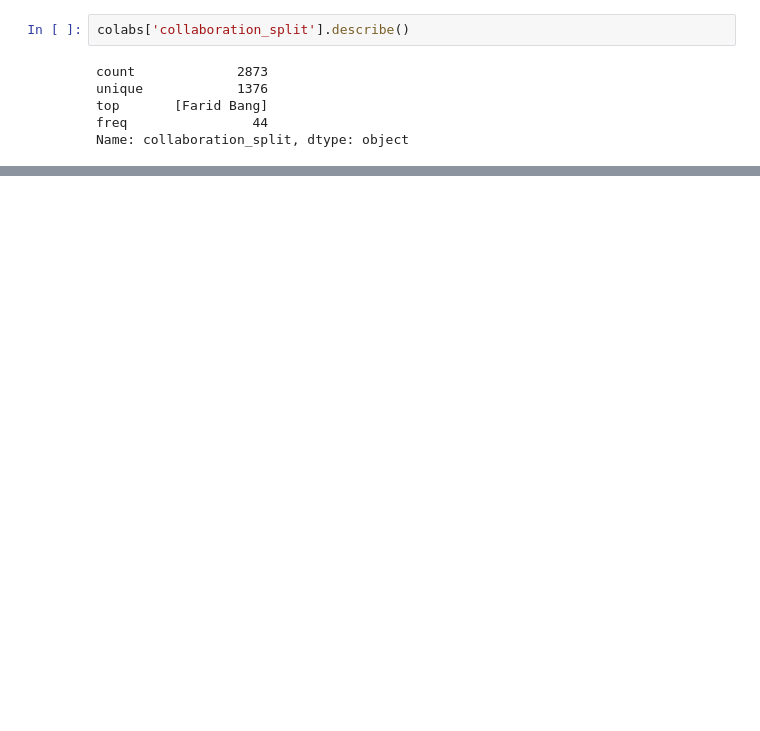
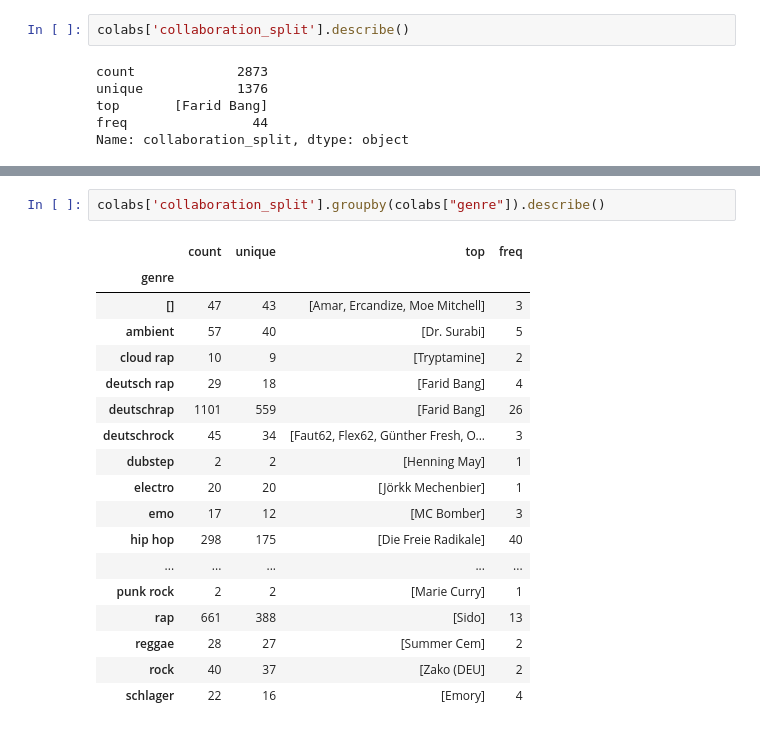
Before and after one commit to Richard-Sieg-TH-Koln/statistik-2-team-3, a Jupyter notebook: notebooks/collaborations.ipynb, the cells around one changed output, grey strips where cells are left out. Drawn from its saved outputs; the diff is of its cells as text; blank space fills up the shorter version.

```diff
--- a/notebooks/collaborations.ipynb
+++ b/notebooks/collaborations.ipynb
@@ -511,0 +253,21 @@ fig.show()
+# %%
+colabs['collaboration_split'].groupby(colabs["genre"]).describe()
+# %% [output]
+|  | count | unique | top | freq |
+| genre |  |  |  |  |
+| [] | 47 | 43 | [Amar, Ercandize, Moe Mitchell] | 3 |
+| ambient | 57 | 40 | [Dr. Surabi] | 5 |
+| cloud rap | 10 | 9 | [Tryptamine] | 2 |
+| deutsch rap | 29 | 18 | [Farid Bang] | 4 |
+| deutschrap | 1101 | 559 | [Farid Bang] | 26 |
+| deutschrock | 45 | 34 | [Faut62, Flex62, Günther Fresh, O... | 3 |
+| dubstep | 2 | 2 | [Henning May] | 1 |
+| electro | 20 | 20 | [Jörkk Mechenbier] | 1 |
+| emo | 17 | 12 | [MC Bomber] | 3 |
+| hip hop | 298 | 175 | [Die Freie Radikale] | 40 |
+| ... | ... | ... | ... | ... |
+| punk rock | 2 | 2 | [Marie Curry] | 1 |
+| rap | 661 | 388 | [Sido] | 13 |
+| reggae | 28 | 27 | [Summer Cem] | 2 |
+| rock | 40 | 37 | [Zako (DEU] | 2 |
+| schlager | 22 | 16 | [Emory] | 4 |
```
Also changed, not shown: parts of 50 cells of this notebook.
